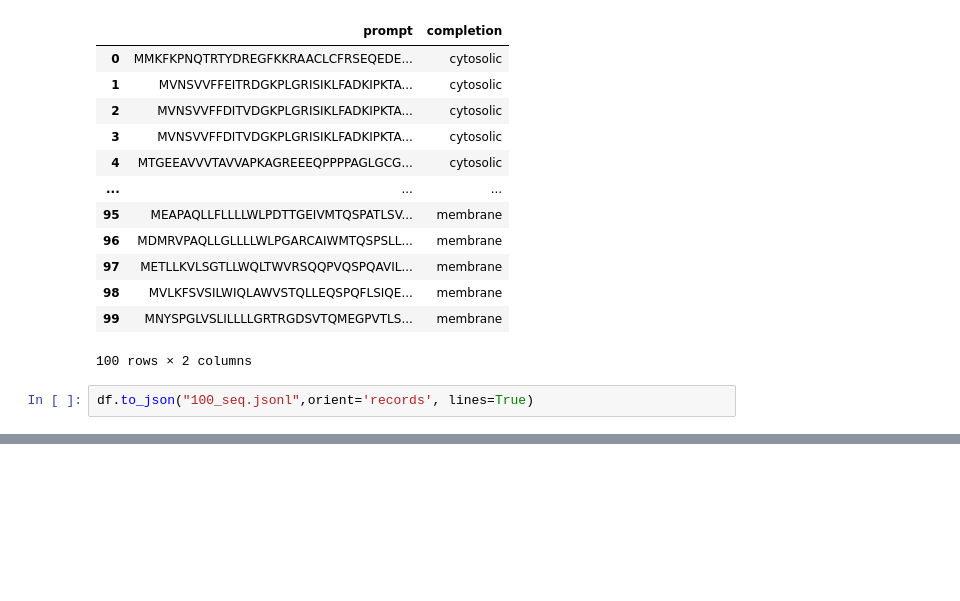
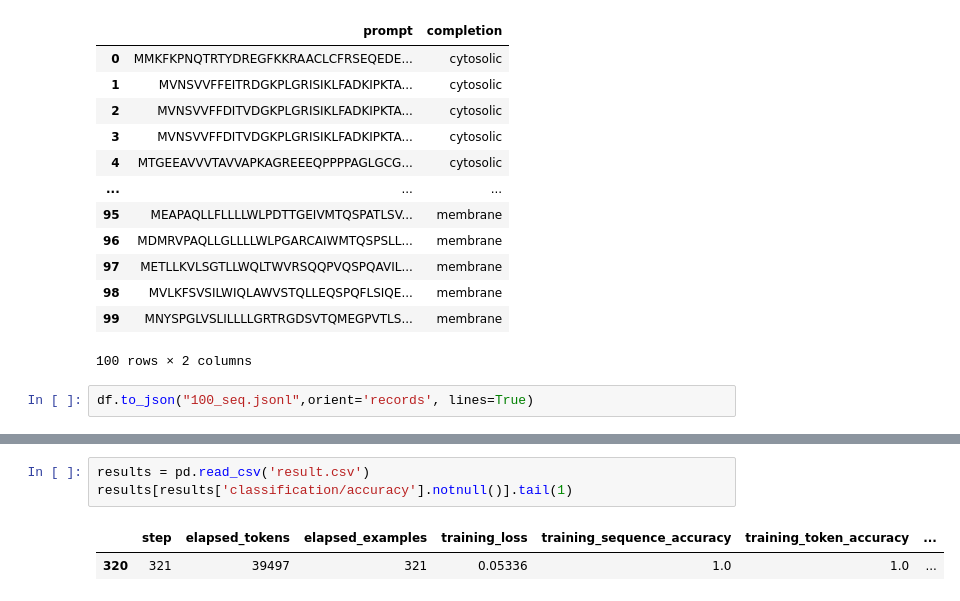
Before and after one commit to darrengao628/fine, a Jupyter notebook: Fine_Tune_GPT.ipynb, the cells around one changed output, grey strips where cells are left out. Drawn from its saved outputs; the diff is of its cells as text; blank space fills up the shorter version.

```diff
--- a/Fine_Tune_GPT.ipynb
+++ b/Fine_Tune_GPT.ipynb
@@ -120,0 +146,6 @@ To resume the stream, run:
+# %%
+results = pd.read_csv('result.csv')
+results[results['classification/accuracy'].notnull()].tail(1)
+# %% [output]
+|  | step | elapsed_tokens | elapsed_examples | training_loss | training_sequence_accuracy | training_token_accuracy | ... |
+| 320 | 321 | 39497 | 321 | 0.05336 | 1.0 | 1.0 | ... |
```
Also changed, not shown: parts of 14 cells of this notebook.
